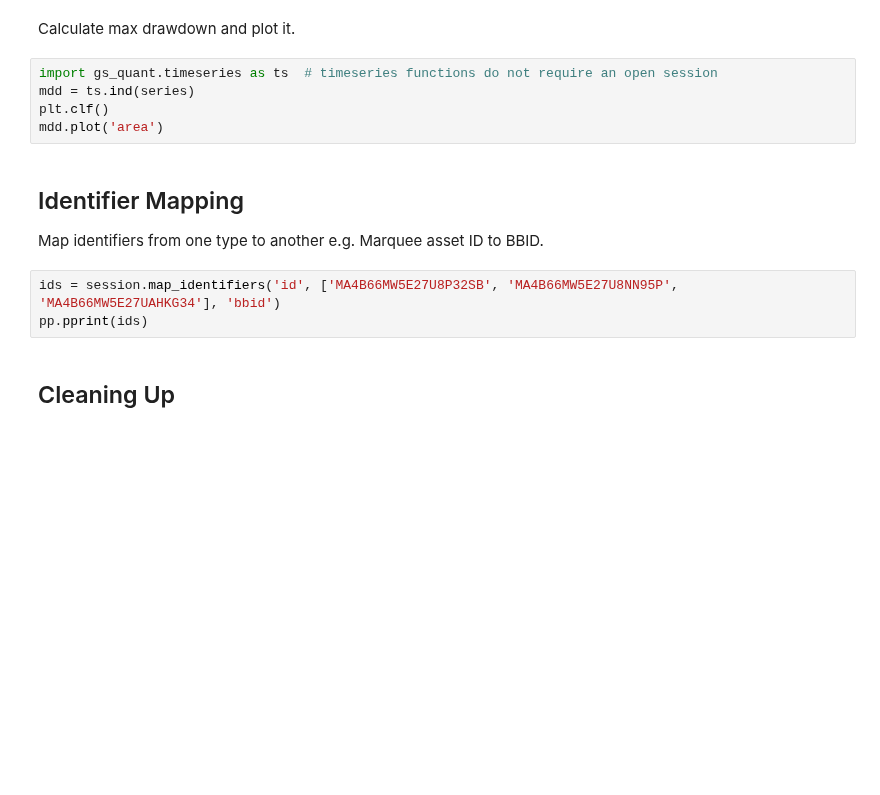
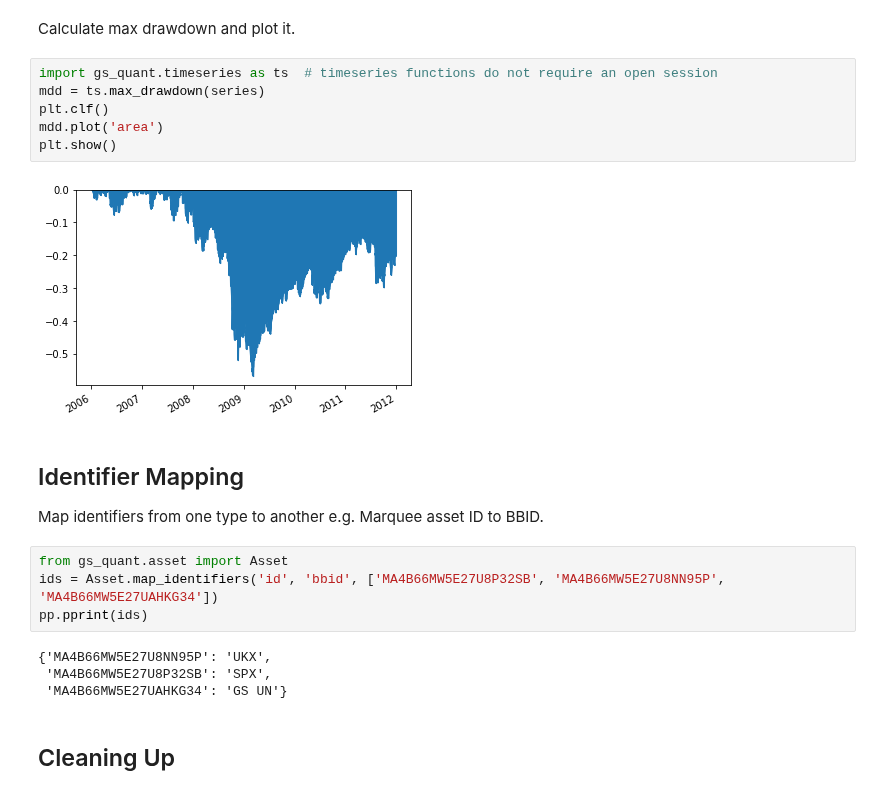
Before and after one commit to goldmansachs/gs-quant, a Jupyter notebook: gs_quant/notebooks/getting_started.ipynb, the cells around one changed output. Saved outputs shown, nothing was run; the diff lists cells and outputs as text; blank space fills up the shorter version.

```diff
--- a/gs_quant/notebooks/getting_started.ipynb
+++ b/gs_quant/notebooks/getting_started.ipynb
@@ -40,15 +85,23 @@ series.plot()
 Calculate max drawdown and plot it.
 # %%
 import gs_quant.timeseries as ts  # timeseries functions do not require an open session
-mdd = ts.ind(series)
+mdd = ts.max_drawdown(series)
 plt.clf()
 mdd.plot('area')
+plt.show()
+# %% [output]
+[figure, added]
 # %% [markdown]
 ## Identifier Mapping
 Map identifiers from one type to another e.g. Marquee asset ID to BBID.
 # %%
-ids = session.map_identifiers('id', ['MA4B66MW5E27U8P32SB', 'MA4B66MW5E27U8NN95P', 'MA4B66MW5E27UAHKG34'], 'bbid')
+from gs_quant.asset import Asset
+ids = Asset.map_identifiers('id', 'bbid', ['MA4B66MW5E27U8P32SB', 'MA4B66MW5E27U8NN95P', 'MA4B66MW5E27UAHKG34'])
 pp.pprint(ids)
+# %% [output]
+{'MA4B66MW5E27U8NN95P': 'UKX',
+ 'MA4B66MW5E27U8P32SB': 'SPX',
+ 'MA4B66MW5E27UAHKG34': 'GS UN'}
 # %% [markdown]
 ## Cleaning Up
 # %% [markdown]
```
Also changed, not shown: parts of 10 cells of this notebook, 36 other files.
